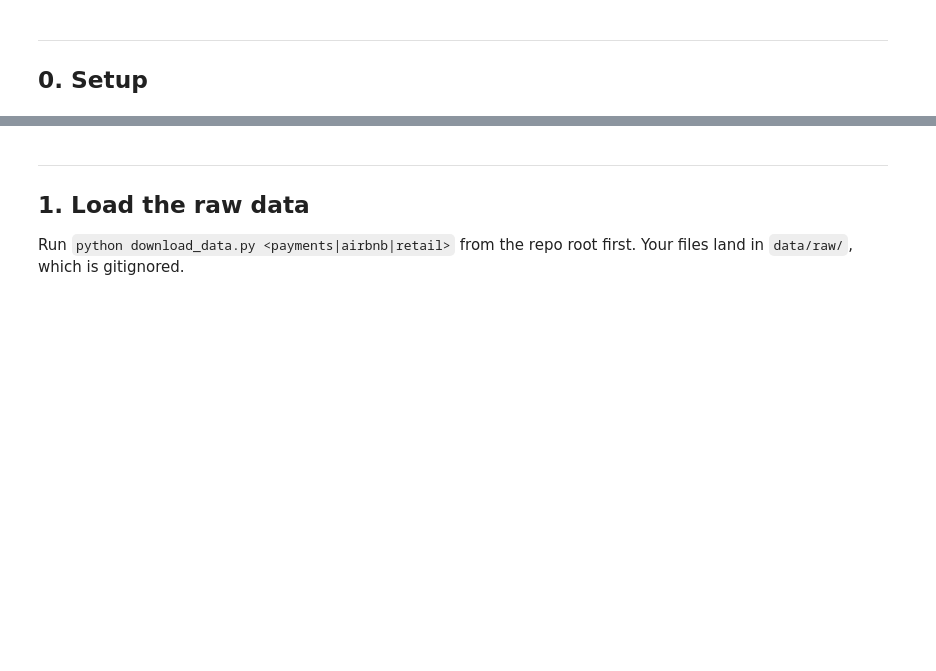
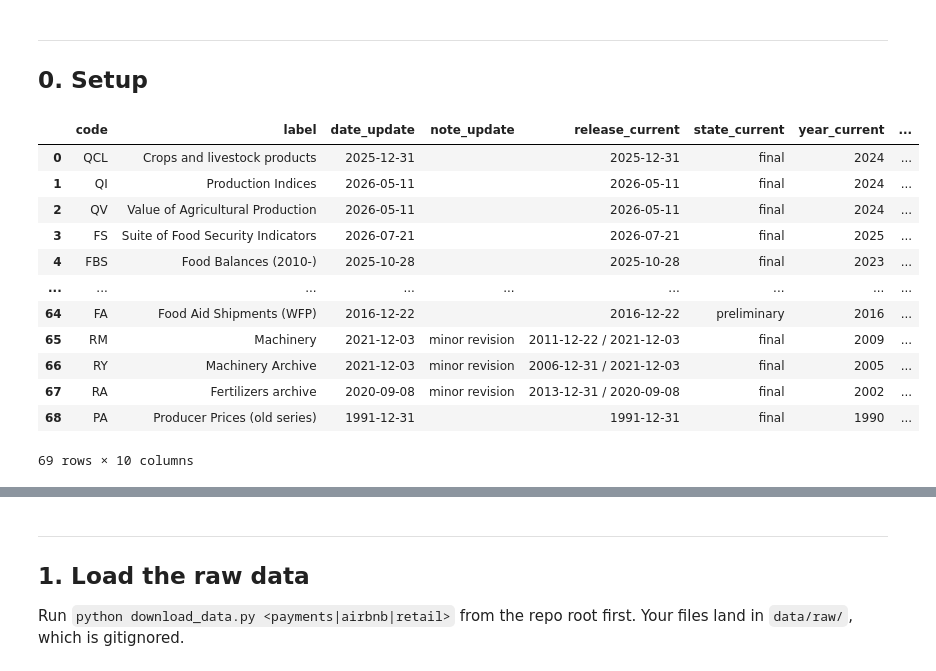
Before and after one commit to benjiro000/project-1-eda, a Jupyter notebook: notebooks/01_eda.ipynb, the cells around one changed output, grey strips where cells are left out. Saved outputs shown, nothing was run; the diff lists cells and outputs as text; code cells hidden in the pictures; blank space fills up the shorter version.

Commit message:
Updated 01_eda.ipynb - connection to FAOSTAT API and retrieving available coffe-related datasets list

```diff
--- a/notebooks/01_eda.ipynb
+++ b/notebooks/01_eda.ipynb
@@ -33,0 +35,32 @@ sns.set_theme(style="whitegrid")
+# %%
+### Connecting to API to upload data
+### Info - Faostat Python Package: https://pypi.org/project/faostat/
+#%pip install faostat
+#%pip install python-dotenv
+from dotenv import load_dotenv
+import os
+import faostat
+load_dotenv()
+email = os.getenv("FAOSTAT_EMAIL")
+password = os.getenv("FAOSTAT_PASSWORD")
+faostat.set_requests_args(
+    username=email,
+    password=password,
+    timeout=240)
+df_fao_list_datasets = faostat.list_datasets_df()
+# %%
+df_fao_list_datasets
+# %% [output]
+|  | code | label | date_update | note_update | release_current | state_current | year_current | ... |
+| 0 | QCL | Crops and livestock products | 2025-12-31 |  | 2025-12-31 | final | 2024 | ... |
+| 1 | QI | Production Indices | 2026-05-11 |  | 2026-05-11 | final | 2024 | ... |
+| 2 | QV | Value of Agricultural Production | 2026-05-11 |  | 2026-05-11 | final | 2024 | ... |
+| 3 | FS | Suite of Food Security Indicators | 2026-07-21 |  | 2026-07-21 | final | 2025 | ... |
+| 4 | FBS | Food Balances (2010-) | 2025-10-28 |  | 2025-10-28 | final | 2023 | ... |
+| ... | ... | ... | ... | ... | ... | ... | ... | ... |
+| 64 | FA | Food Aid Shipments (WFP) | 2016-12-22 |  | 2016-12-22 | preliminary | 2016 | ... |
+| 65 | RM | Machinery | 2021-12-03 | minor revision | 2011-12-22 / 2021-12-03 | final | 2009 | ... |
+| 66 | RY | Machinery Archive | 2021-12-03 | minor revision | 2006-12-31 / 2021-12-03 | final | 2005 | ... |
+| 67 | RA | Fertilizers archive | 2020-09-08 | minor revision | 2013-12-31 / 2020-09-08 | final | 2002 | ... |
+| 68 | PA | Producer Prices (old series) | 1991-12-31 |  | 1991-12-31 | final | 1990 | ... |
+69 rows × 10 columns
```
Also changed, not shown: parts of 4 cells of this notebook, 2 other files.
